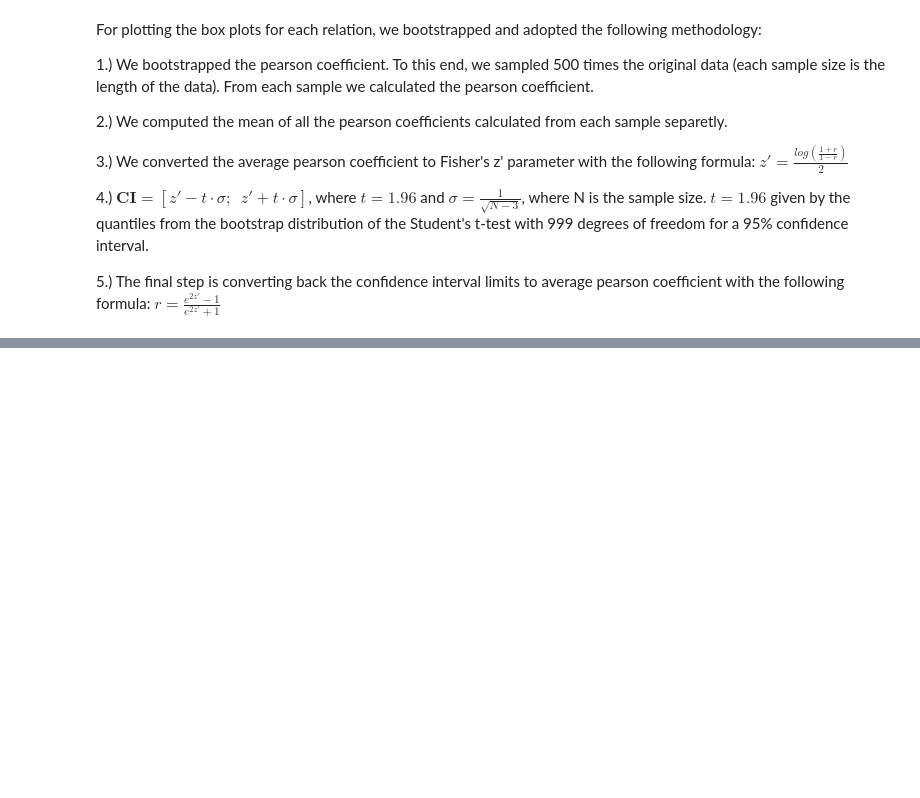
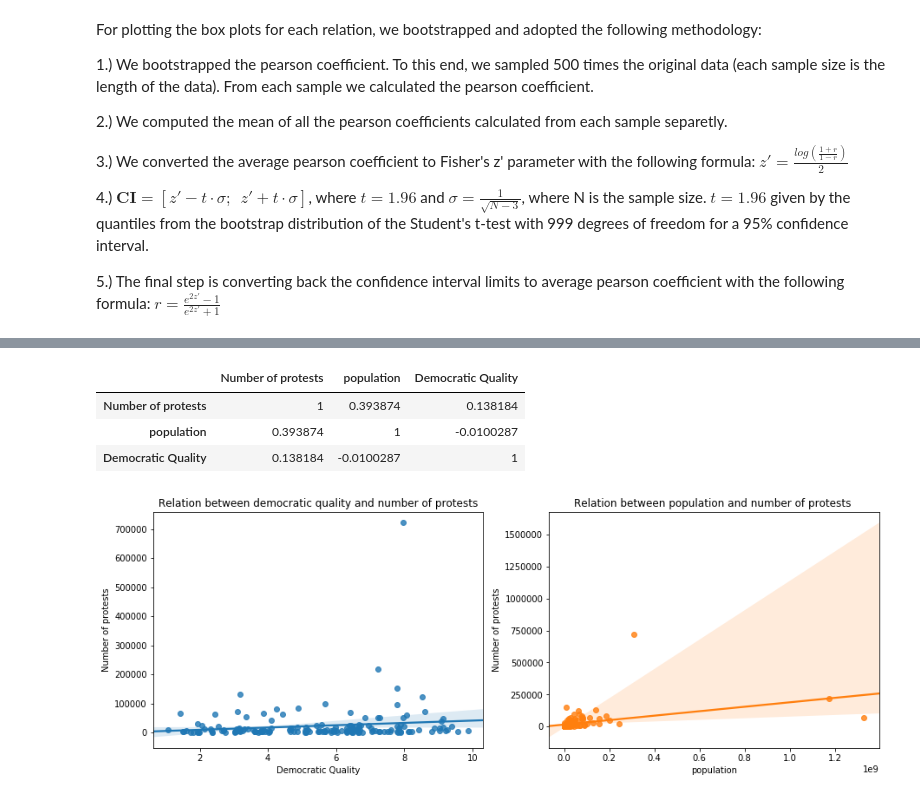
Before and after one commit to lbrgt/ADA_Project, a Jupyter notebook: Codes/MergingLucasJulianeSinan.ipynb, the cells around one changed output, grey strips where cells are left out. Drawn from its saved outputs; the diff is of its cells as text; code cells hidden in the pictures; blank space fills up the shorter version.

```diff
--- a/Codes/MergingLucasJulianeSinan.ipynb
+++ b/Codes/MergingLucasJulianeSinan.ipynb
@@ -909,6 +909,9 @@ politics_df.rename(index=str, columns={"year_x": "year_corruption", "year_y": "y
 democracy_index_df =  pd.read_csv('../Data_sinan/democracy_index.csv')
 democracy_index_df =  democracy_index_df[['Country', 'Score']]
 democracy_index_df.rename(index=str, columns={"Country": "country", "Score": "Democratic Quality"}, inplace=True)
+
+#Loading the informations about countries table
+country_info_df = pd.read_csv('../Data_sinan/countryinfo.csv')
 # %%
 politics_df.head()
 # %% [output]
@@ -1116,0 +1222,22 @@ plt.figure(figsize=(100,100))
+# %%
+population = country_info_df[['fips', 'population']]
+protests_df = protests_df.merge(population, on='fips', how='inner')
+protests_df = protests_df.merge(democracy_index_df, on='country', how='inner')
+# %%
+fig, axs = plt.subplots(1, 2, figsize=(15, 5))
+
+axs[0].set_title("Relation between democratic quality and number of protests")
+_=sn.regplot('Democratic Quality', 'Number of protests', data=protests_df, ax=axs[0])
+#_=sn.regplot('Democratic Quality', 'Number of protests', data=protests_happiness_df, ax=axs[0])
+
+axs[1].set_title('Relation between population and number of protests ')
+_=sn.regplot('population', 'Number of protests', data=protests_df, ax=axs[1])
+
+corr = protests_df[['Number of protests', 'population', 'Democratic Quality']].corr()
+corr.style.background_gradient()
+# %% [output]
+|  | Number of protests | population | Democratic Quality |
+| Number of protests | 1 | 0.393874 | 0.138184 |
+| population | 0.393874 | 1 | -0.0100287 |
+| Democratic Quality | 0.138184 | -0.0100287 | 1 |
+[figure, added]
```
Also changed, not shown: parts of 32 cells of this notebook, 3 other files.
